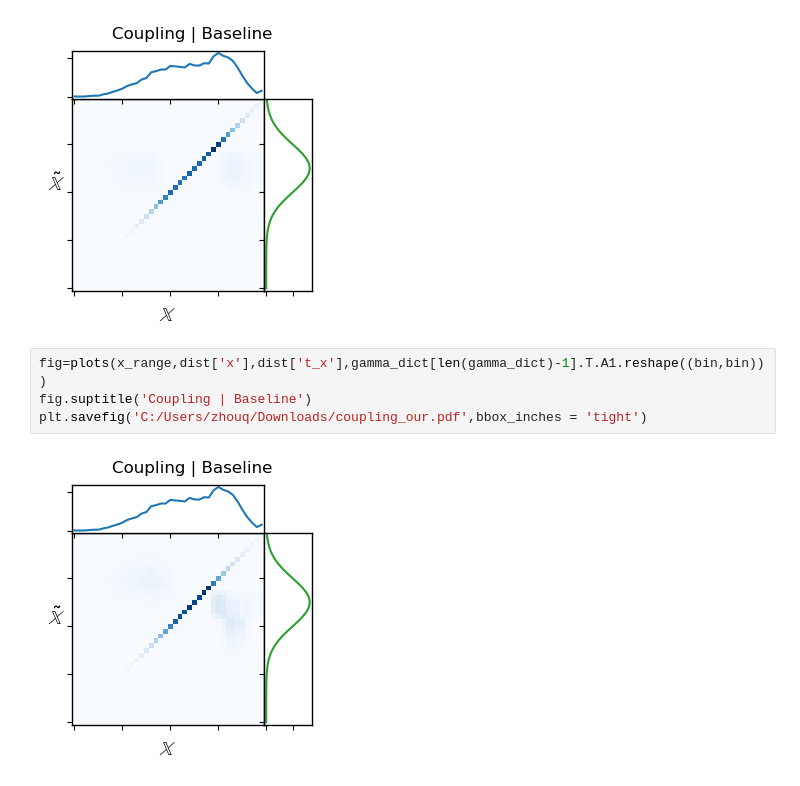
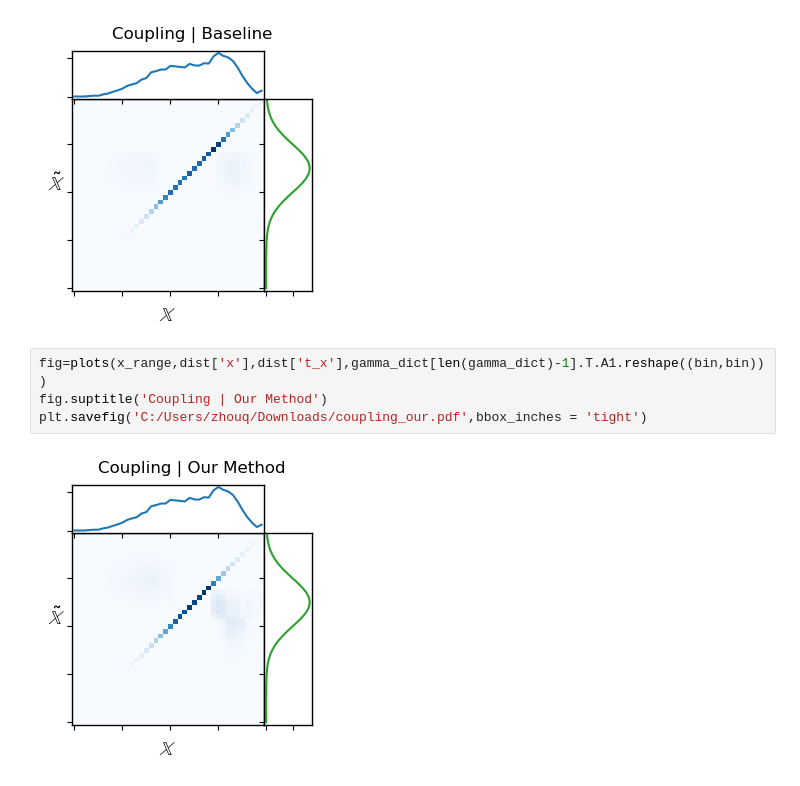
Before and after one commit to Quan-Zhou/OT_Debiasing, a Jupyter notebook: Dykstra_fromsamples.ipynb, the cells around one changed output. Cells and saved outputs as stored; diff of their text form.

```diff
--- a/Dykstra_fromsamples.ipynb
+++ b/Dykstra_fromsamples.ipynb
@@ -347,7 +347,7 @@ plt.savefig('C:/Users/zhouq/Downloads/coupling_base.pdf',bbox_inches = 'tight')
 [figure]
 # %%
 fig=plots(x_range,dist['x'],dist['t_x'],gamma_dict[len(gamma_dict)-1].T.A1.reshape((bin,bin)))
-fig.suptitle('Coupling | Baseline')
+fig.suptitle('Coupling | Our Method')
 plt.savefig('C:/Users/zhouq/Downloads/coupling_our.pdf',bbox_inches = 'tight')
 # %% [output]
-[figure, old version]
+[figure, new version]
```
